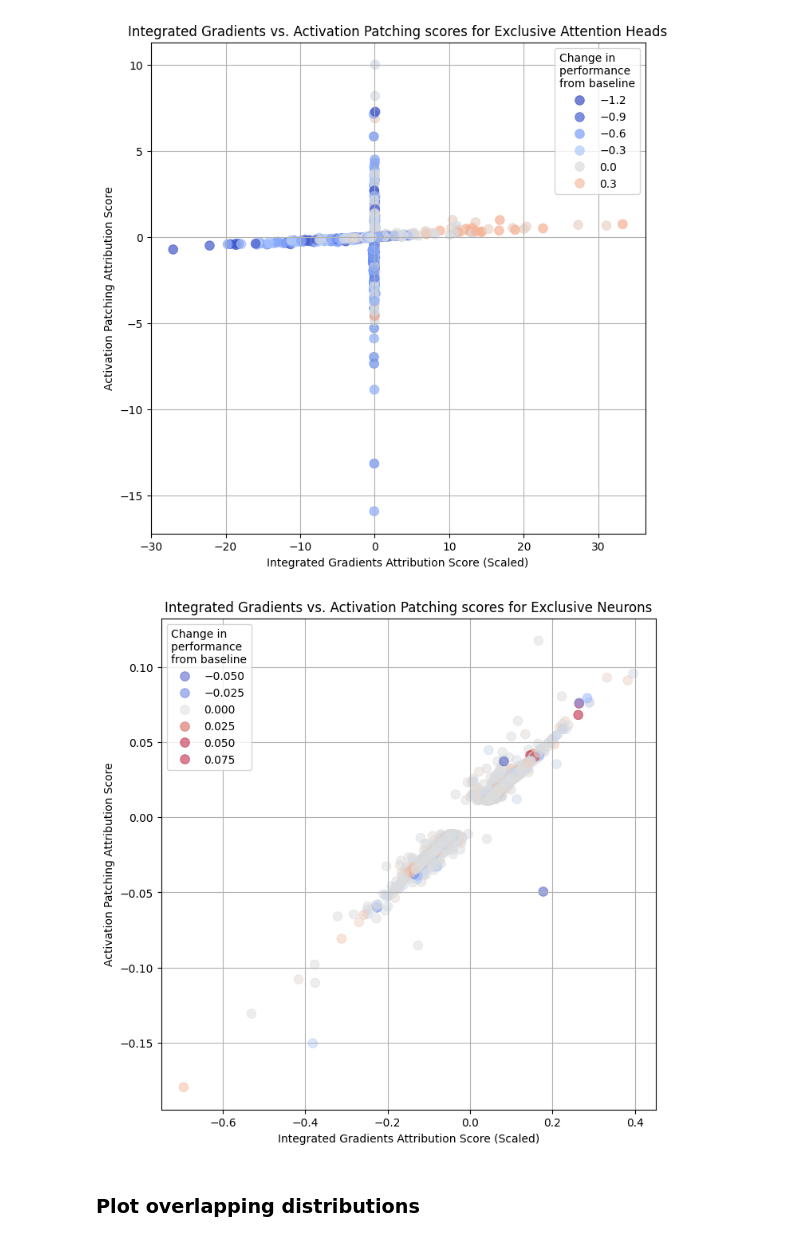
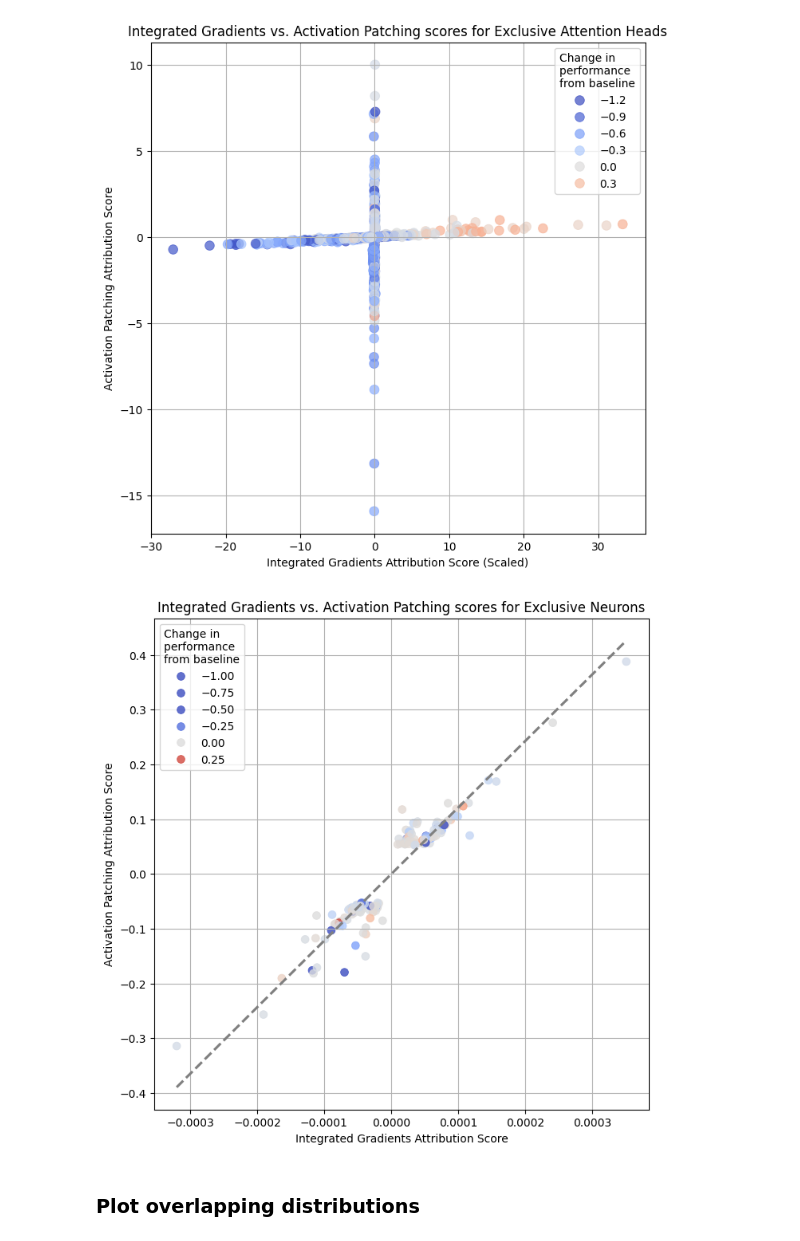
Before and after one commit to mwmlo/gradient_causal_knowledge, a Jupyter notebook: 10 - Verifying Disagreements.ipynb, the cells around one changed output. Saved outputs shown, nothing was run; the diff lists cells and outputs as text; code cells hidden in the pictures.

```diff
--- a/10 - Verifying Disagreements.ipynb
+++ b/10 - Verifying Disagreements.ipynb
@@ -40,6 +42,12 @@ Average attn outlier isolated ablation score: 0.2423 ± 0.3730
 # %%
 # Calculate average absolute attribution scores
 mlp_outlier_ap_scores = {}
+
+for sample, sample_mlp_outlier_iso in mlp_outlier_iso.items():
+    for (layer, idx), score in sample_mlp_outlier_iso.items():
+        if (layer, idx) not in mlp_outlier_ap_scores:
+            mlp_outlier_ap_scores[(layer, idx)] = torch.zeros_like(ap_mlp[0, layer, idx])
+        mlp_outlier_ap_scores[(layer, idx)] += torch.abs(ap_mlp[0, layer, idx])
 
 for (layer, idx) in mlp_outlier_iso.keys():
     mlp_outlier_ap_scores[(layer, idx)] = ap_mlp[0, layer, idx]
@@ -235,11 +242,12 @@ Minimum activation patching magnitude: 0.0111
 mlp_outlier_ig_scores = []
 mlp_outlier_ap_scores = []
 
-for (layer, idx) in mlp_outlier_iso.keys():
-    ig_score = ig_mlp[0, layer, idx]
-    mlp_outlier_ig_scores.append(ig_score.item())
-    ap_score = ap_mlp[0, layer, idx]
-    mlp_outlier_ap_scores.append(ap_score.item())
+for s, sample_mlp_outlier_iso in enumerate(mlp_outlier_iso):
+    for layer, idx in sample_mlp_outlier_iso.keys():
+        ig_score = ig_mlp[s, layer, idx]
+        ap_score = ap_mlp[s, layer, idx]
+        mlp_outlier_ig_scores.append(ig_score.item())
+        mlp_outlier_ap_scores.append(ap_score.item())
 # %%
 import seaborn as sns
 import matplotlib.pyplot as plt
@@ -363,32 +369,35 @@ plt.show()
 # %%
 # Plot IG vs AP score for neuron outliers
 xs = []
 ys = []
 impact = []
 
-for layer, idx in mlp_outlier_iso.keys():
-    ig_score = ig_mlp[0, layer, idx]
-    ap_score = ap_mlp[0, layer, idx]
+for s, sample_mlp_outlier_iso in enumerate(mlp_outlier_iso):
+    for layer, idx in sample_mlp_outlier_iso.keys():
+        ig_score = ig_mlp[s, layer, idx]
+        ap_score = ap_mlp[s, layer, idx]
 
-    xs.append(ig_score.item() * 1e4)
-    ys.append(ap_score.item())
-    change_in_performance = mlp_outlier_iso[(layer, idx)].item() - 0.661 # baseline performance
-    impact.append(change_in_performance)
+        xs.append(ig_score.item())
+        ys.append(ap_score.item())
+        change_in_performance = sample_mlp_outlier_iso[(layer, idx)] - 0.661 # baseline performance
+        impact.append(change_in_performance)
 
 plt.figure(figsize=(8, 8))
 
-norm = TwoSlopeNorm(vmin=-0.03, vcenter=0, vmax=0.03)
-sns.scatterplot(x=xs, y=ys, hue=impact, palette="coolwarm", hue_norm=norm, edgecolor=None, s=70, alpha=0.5)
+norm = TwoSlopeNorm(vmin=-0.3, vcenter=0, vmax=0.3)
+
+sns.regplot(x=xs, y=ys, scatter=False, ci=None, color='gray', line_kws={'linestyle': '--'})
+sns.scatterplot(x=xs, y=ys, hue=impact, palette="coolwarm", hue_norm=norm, edgecolor=None, s=50, alpha=0.8)
 
 plt.title("Integrated Gradients vs. Activation Patching scores for Exclusive Neurons")
-plt.xlabel("Integrated Gradients Attribution Score (Scaled)")
+plt.xlabel("Integrated Gradients Attribution Score")
 plt.ylabel("Activation Patching Attribution Score")
 plt.grid(True)
 # plt.ylim(-0.15, 0.15)
 # plt.xlim(-4 * 1e-5, 4 * 1e-5)
 plt.legend(title="Change in \nperformance \nfrom baseline")
 plt.show()
 # %% [output]
-[figure, old version]
+[figure, new version]
 # %% [markdown]
 ### Plot overlapping distributions
```
Also changed, not shown: parts of 8 cells of this notebook, 2 other files.
